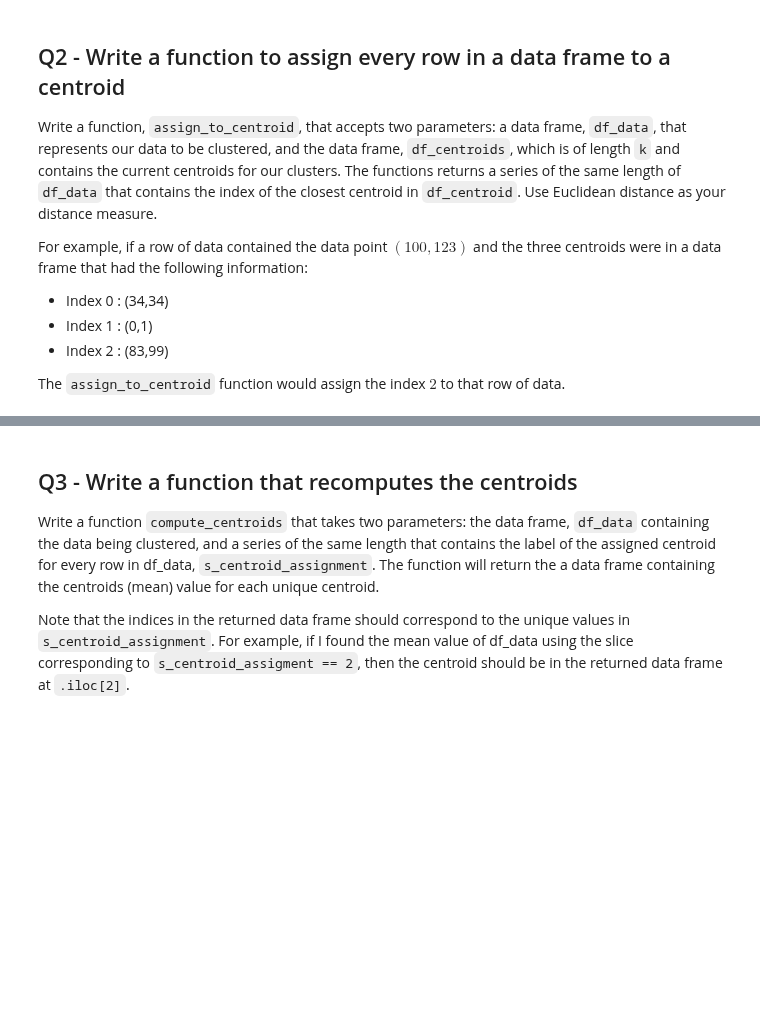
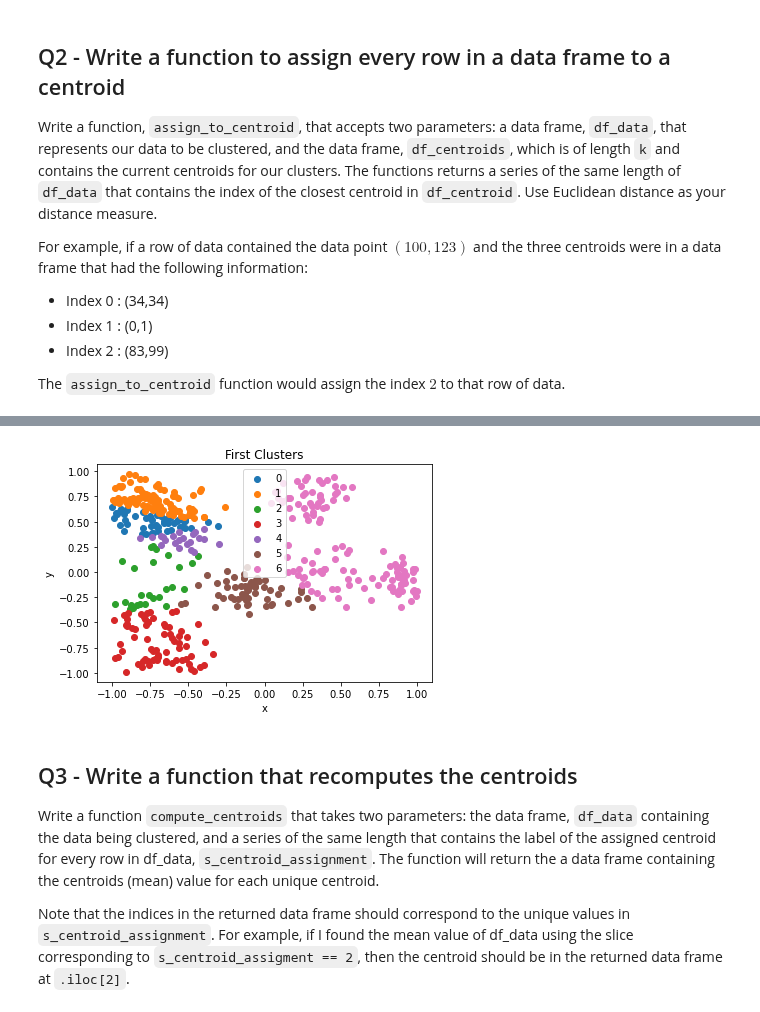
Before and after one commit to alex-chiu/CS329E-Data-Analytics, a Jupyter notebook: HW8/CS329E_HW8.ipynb, the cells around one changed output, grey strips where cells are left out. Drawn from its saved outputs; the diff is of its cells as text; code cells hidden in the pictures; blank space fills up the shorter version.

```diff
--- a/HW8/CS329E_HW8.ipynb
+++ b/HW8/CS329E_HW8.ipynb
@@ -48,8 +48,7 @@ df_kmeans
 To initialize the centroids, we pick `k` random points from a data frame.  Write a function `init_centroids( df_data, k )` that accepts two parameters: a data frame `df_data`, and an integer `k`, and returns the initial centroids for our k-means algorithm.  Note, we want the indices of the returned data frame to range from 0 - (k-1) so that we can use these as the centroid labels.  Use [pandas sample](https://pandas.pydata.org/pandas-docs/stable/reference/api/pandas.DataFrame.sample.html) method, and pass it the value of $42$ for `random_state`.
 # %%
 def init_centroids( df_data, k ):
-    sample = df_data.sample(k,random_state=42).reset_index(inplace=True)
-    return sample
+    return df_data.sample(k,random_state=42).reset_index(drop=True)
     # your code here
 # %%
 # Testing our init centroid function
@@ -73,3 +78,24 @@ def assign_to_centroid( df_data, df_centroids ):
+# %%
+def assign_to_centroid( df_data, df_centroids ):
+    k = len(df_centroids.index)
+    cluster = pd.Series(-1,index=df_data.index)
+    #print(cluster)
+    df_distance = pd.DataFrame(columns = range(k),index = df_data.index)
+    #print(df_distance)
+    for i in range(k):
+        xy = df_centroids.iloc[i]
+        x = xy.x
+        y = xy.y
+        df_distance[i]=df_data.apply(lambda a : np.linalg.norm(a-xy),axis=1)
+    for idx,dist in df_distance.iterrows():
+        cluster.iloc[idx]=dist.idxmin()
+    #print(df_distance.head(10))
+    #print(cluster.head(10))
+    #print(df_distance.tail(10))
+    #print(cluster.tail(10))
+    return cluster
+
+    # your code here
 # %%
 # Check how many data points were assigned to each centroid
 s_centroid_assignment = assign_to_centroid( df_kmeans, df_centroids )
@@ -77,3 +112,21 @@ s_centroid_assignment.value_counts()
+# %%
+#print(df_kmeans.iloc[0])
+#print(df_centroids.iloc[5])
+#print(df_kmeans.iloc[0]-df_centroids.iloc[5])
+#print(np.linalg.norm(df_kmeans.iloc[0]-df_centroids.iloc[5]))
+
+
+k = s_centroid_assignment.nunique()
+for i in range(k):
+    df_slice = df_kmeans[s_centroid_assignment == i]
+    plt.scatter(df_slice.x,df_slice.y)
+plt.legend(range(k))
+plt.xlabel("x")
+plt.ylabel("y")
+plt.title("First Clusters")
+plt.show()
+# %% [output]
+[figure, added]
 # %% [markdown]
 ## Q3 - Write a function that recomputes the centroids
 
```
Also changed, not shown: parts of 13 cells of this notebook.
